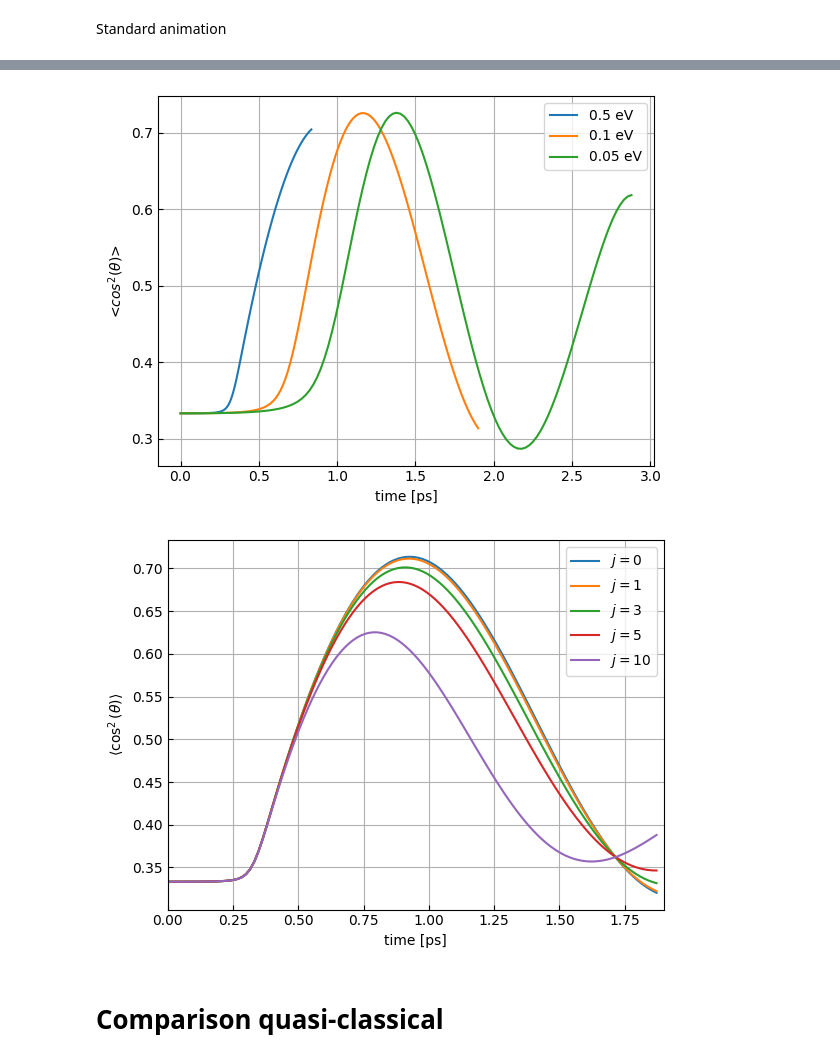
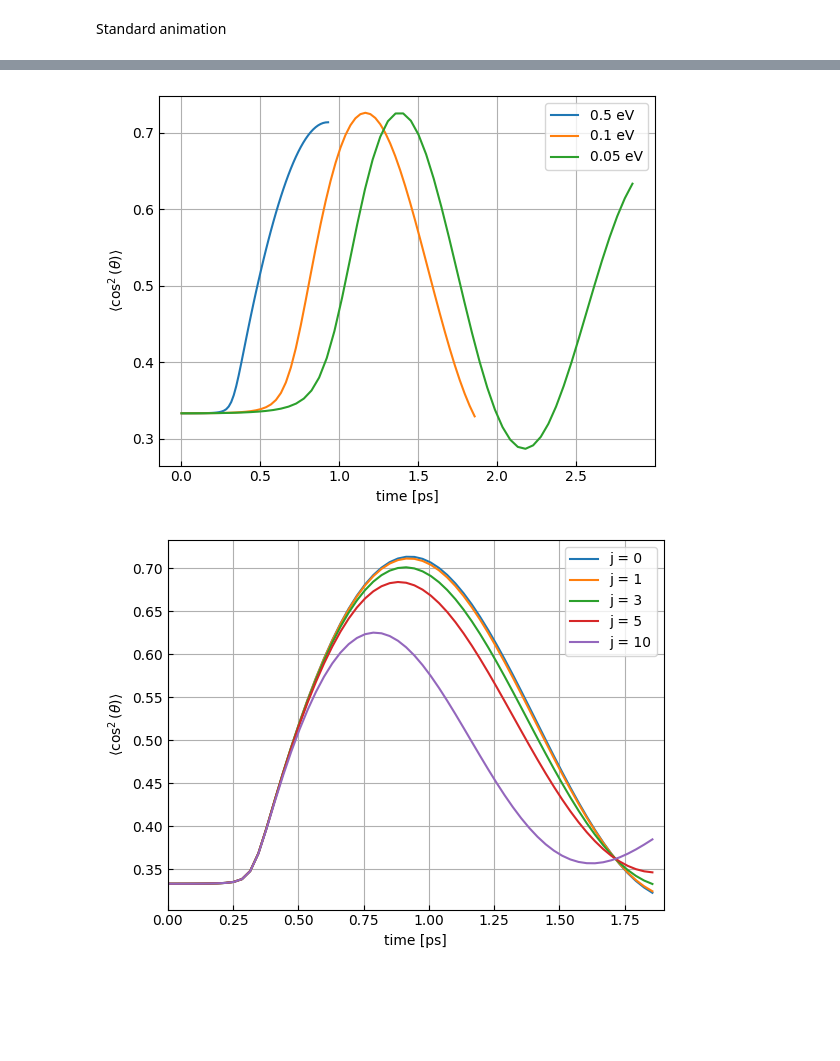
Before and after one commit to Wleter/NeOcs, a Jupyter notebook: analysis/hyq_results.ipynb, the cells around one changed output, grey strips where cells are left out. Drawn from its saved outputs; the diff is of its cells as text; code cells hidden in the pictures; blank space fills up the shorter version.

```diff
--- a/analysis/hyq_results.ipynb
+++ b/analysis/hyq_results.ipynb
@@ -6,2 +1,11 @@ save_path = "../plots"
+# %%
+import sys
+sys.path.append("../")
+
+from utility.animations import *
+from utility.plotting import *
+
+PATH = "../data"
+SAVE_PATH = "../plots"
 # %% [markdown]
 Standard animation
@@ -34,16 +44,27 @@ anim.save(f'{save_path}/hyq_0.05_angular_animation.gif', writer="pillow", fps=30
 # %%
-fig, ax = alignements(["hyq_0.5", "hyq_0.1", "hyq_0.05"])
+alignments = AlignmentPlot(PATH)
+
+fig, ax = alignments.plot_series(
+    alignments.single("hyq_0.5"),
+    alignments.single("hyq_0.1"),
+    alignments.single("hyq_0.05"),
+)
 ax.legend(["0.5 eV", "0.1 eV", "0.05 eV"])
-fig.savefig(f"{save_path}/alignement_hyq.pdf")
+
+fig.savefig(f"{SAVE_PATH}/alignement_hyq.pdf")
 # %% [output]
-[figure, old version]
+[figure, new version]
 # %%
-fig, ax = alignements(f"hyq", [0, 1, 3, 5, 10])
-ax.legend()
+fig, ax = alignments.plot_series(
+    alignments.single_j("hyq_align", 0),
+    alignments.single_j("hyq_align", 1),
+    alignments.single_j("hyq_align", 3),
+    alignments.single_j("hyq_align", 5),
+    alignments.single_j("hyq_align", 10),
+)
+
+ax.legend(["j = 0", "j = 1", "j = 3", "j = 5", "j = 10"])
 ax.set_xlim(0, 1.9)
-fig.savefig(f"{save_path}/hyq_split_op_alignment.pdf")
-pass
+fig.savefig(f"{SAVE_PATH}/hyq_split_op_alignment.pdf");
 # %% [output]
-[figure, old version]
+[figure, new version]
-# %% [markdown]
-# Comparison quasi-classical
```
Also changed, not shown: parts of 8 cells of this notebook, 39 other files.
